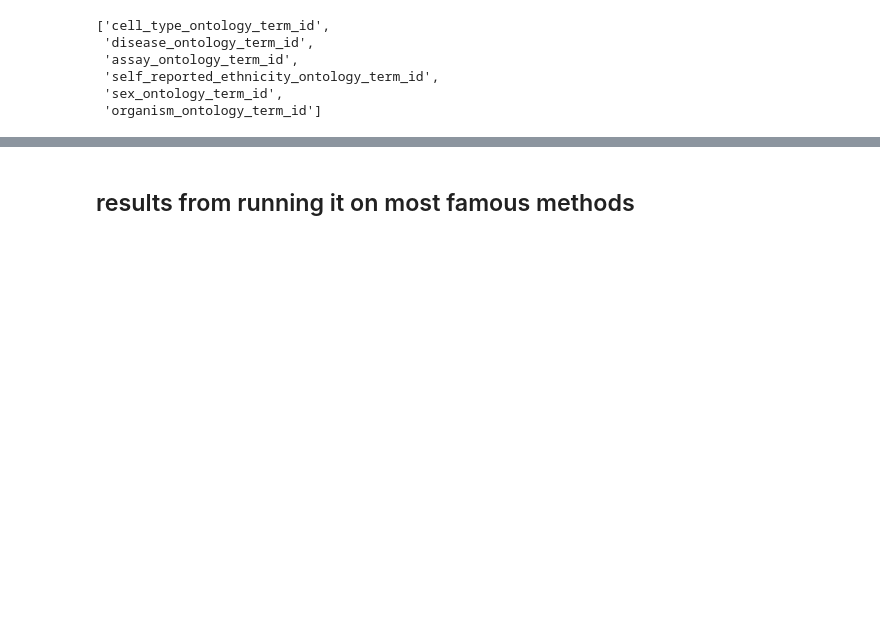
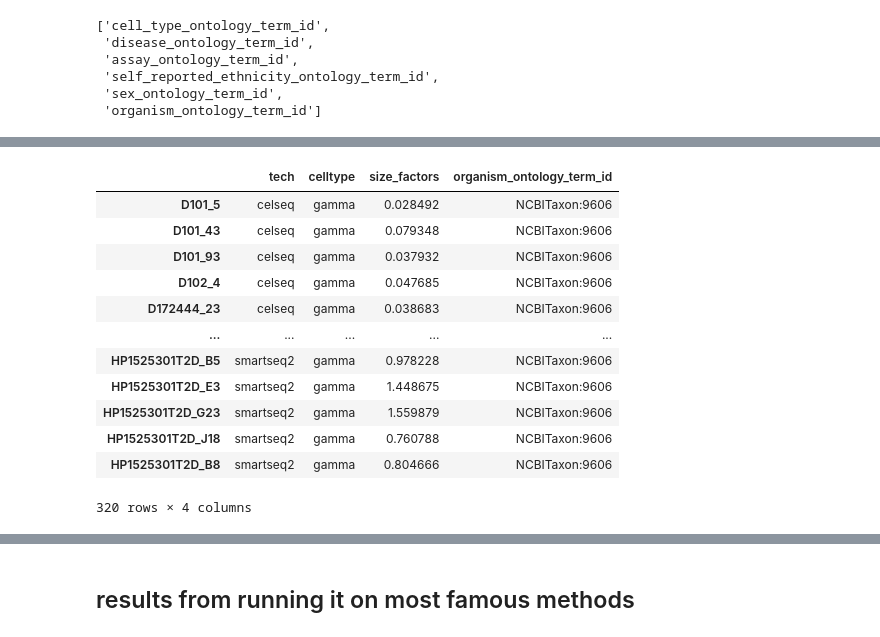
Before and after one commit to jkobject/scPRINT, a Jupyter notebook: notebooks/assessments/embedding_bench_and_task.ipynb, the cells around one changed output, grey strips where cells are left out. Cells and saved outputs as stored; diff of their text form; code cells hidden in the pictures; blank space fills up the shorter version.

```diff
--- a/notebooks/assessments/embedding_bench_and_task.ipynb
+++ b/notebooks/assessments/embedding_bench_and_task.ipynb
@@ -178,0 +207,16 @@ predictions
+# %%
+adata.obs.iloc[:320]
+# %% [output]
+|  | tech | celltype | size_factors | organism_ontology_term_id |
+| D101_5 | celseq | gamma | 0.028492 | NCBITaxon:9606 |
+| D101_43 | celseq | gamma | 0.079348 | NCBITaxon:9606 |
+| D101_93 | celseq | gamma | 0.037932 | NCBITaxon:9606 |
+| D102_4 | celseq | gamma | 0.047685 | NCBITaxon:9606 |
+| D172444_23 | celseq | gamma | 0.038683 | NCBITaxon:9606 |
+| ... | ... | ... | ... | ... |
+| HP1525301T2D_B5 | smartseq2 | gamma | 0.978228 | NCBITaxon:9606 |
+| HP1525301T2D_E3 | smartseq2 | gamma | 1.448675 | NCBITaxon:9606 |
+| HP1525301T2D_G23 | smartseq2 | gamma | 1.559879 | NCBITaxon:9606 |
+| HP1525301T2D_J18 | smartseq2 | gamma | 0.760788 | NCBITaxon:9606 |
+| HP1525301T2D_B8 | smartseq2 | gamma | 0.804666 | NCBITaxon:9606 |
+320 rows × 4 columns
```
Also changed, not shown: parts of 29 cells of this notebook.
